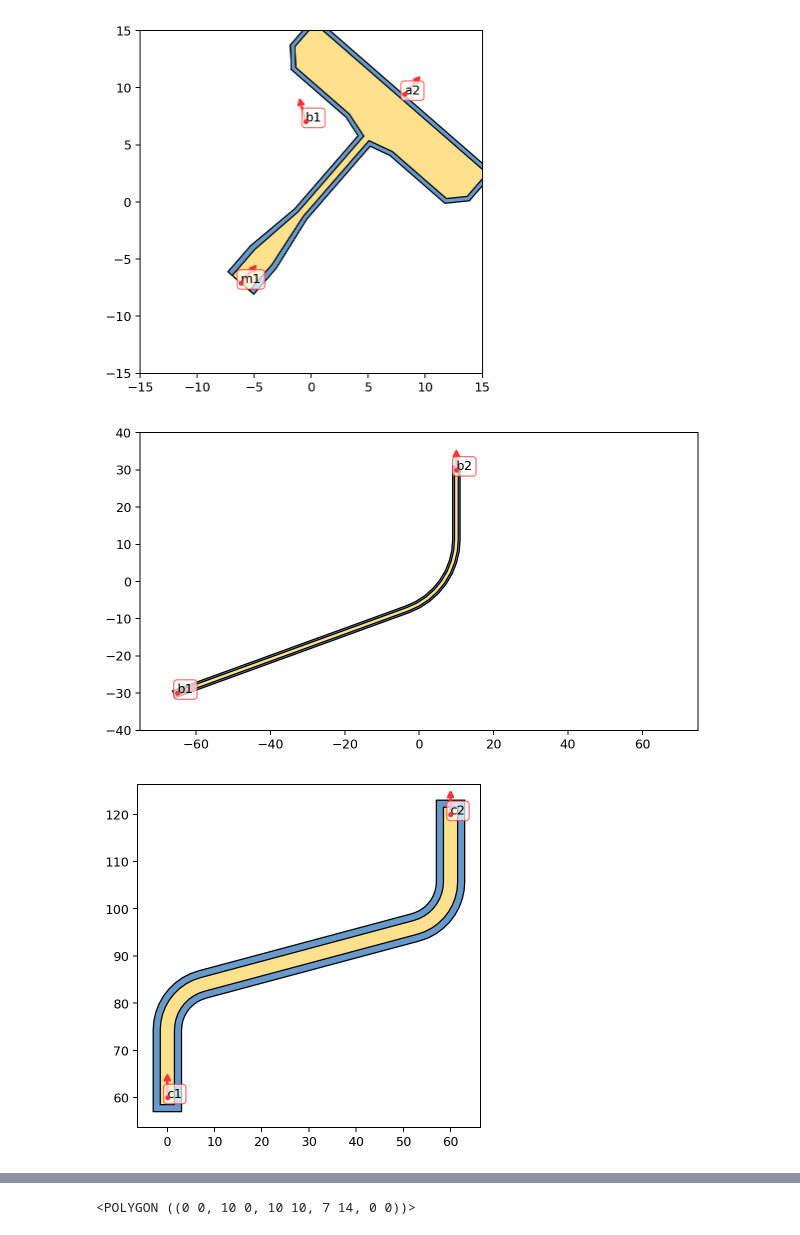
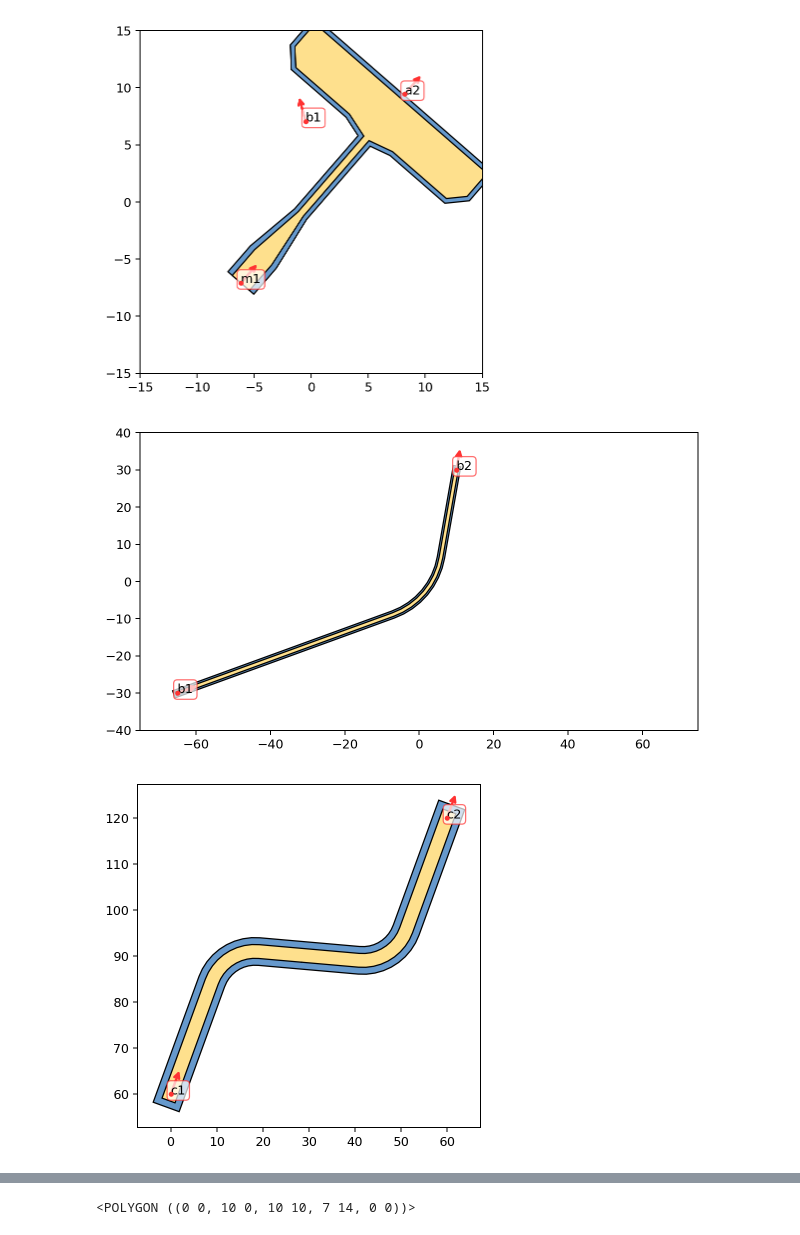
Before and after one commit to eeroqlab/zeroheliumkit, a Jupyter notebook: dev/anchors_test.ipynb, the cells around one changed output, grey strips where cells are left out. Saved outputs shown, nothing was run; the diff lists cells and outputs as text; code cells hidden in the pictures.

```diff
--- a/dev/anchors_test.ipynb
+++ b/dev/anchors_test.ipynb
@@ -146,10 +146,10 @@ plt.show()
 layer_info = {"metal": 1,
               "etch": 2}
 
-p1 = Point (-65, -30)
-p2 = Point(10, 30)
+p1 = Anchor((-65, -30), 20)
+p2 = Anchor((10, 30), 80)
 
-route = Route(p1, 20, p2, 90, radius=20, num_segments=9, layers=layer_info, alabel=("b1", "b2"))
+route = ElbowLine(p1, p2, radius=20, num_segments=9, layers=layer_info, alabel=("b1", "b2"))
 
 fig = plt.figure(1, figsize=SIZE, dpi=90)
 ax = fig.add_subplot(111)
@@ -158,23 +158,23 @@ route.plot(ax=ax, layer=["etch", "metal", "anchorsmod"], color=colorlist)
 plt.gca().set_aspect('equal')
 plt.show()
 # %% [output]
-[figure, old version]
+[figure, new version]
 # %%
-layer_info = {"metal": 3,
-              "etch": 6}
+layer_info = {"top": 3,
+              "gnd": 6}
 
-p1 = Point(0, 0)
-p2 = Point(60, 60)
-r2 = RouteTwoElbows(p1, 90, p2, 90, 15, radius=10, num_segments=10, layers=layer_info, alabel=("c1", "c2"))
+p1 = Anchor(Point(0,0), 70)
+p2 = Anchor(Point(60,60), 70)
+r2 = SigmoidLine(p1, p2, -5, radius=10, num_segments=10, layers=layer_info, alabel=("c1", "c2"))
 r2.moveby(xy=(0, 60))
 
 fig = plt.figure(1, figsize=SIZE, dpi=90)
 ax = fig.add_subplot(111)
-r2.plot(ax=ax, layer=["etch", "metal", "anchorsmod"], color=colorlist)
+r2.plot(ax=ax, layer=["gnd", "top", "anchorsmod"], color=colorlist)
 plt.gca().set_aspect('equal')
 plt.show()
 # %% [output]
-[figure, old version]
+[figure, new version]
 # %%
 pgate.append(r2)
 fig = plt.figure(1, figsize=SIZE, dpi=90)
```
Also changed, not shown: parts of 5 cells of this notebook, 3 other files.
